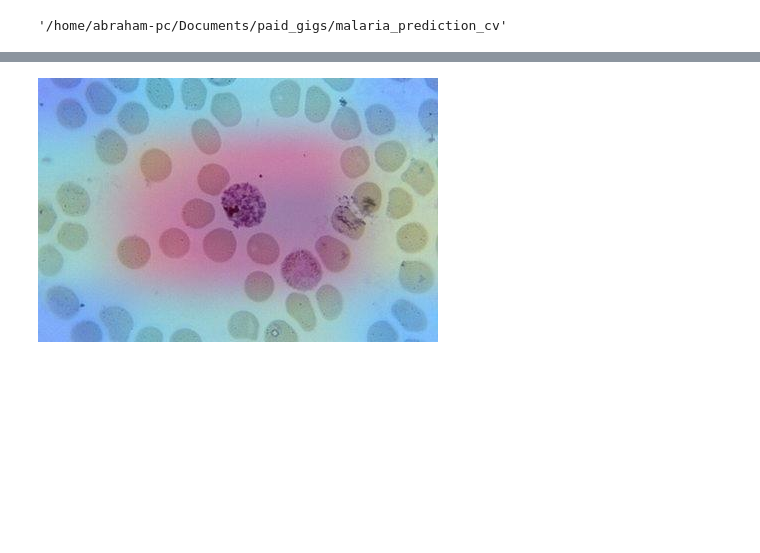
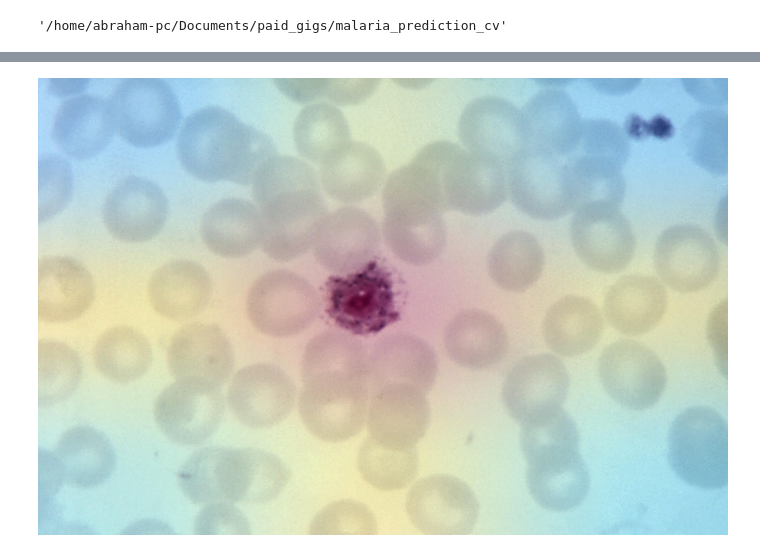
Before and after one commit to theabrahamaudu/malaria_detection_cv, a Jupyter notebook: notebooks/grad_cam_exp.ipynb, the cells around one changed output, grey strips where cells are left out. Saved outputs shown, nothing was run; the diff lists cells and outputs as text; code cells hidden in the pictures; blank space fills up the shorter version.

Commit message:
Added grad-cam heatmaps

```diff
--- a/notebooks/grad_cam_exp.ipynb
+++ b/notebooks/grad_cam_exp.ipynb
@@ -51,5 +59,6 @@ Memory growth enabled for all Physical GPUs
 # %%
-test_model_file = f'./models/checkpoints/DCA_SA_from_SE_on_VGG16'
+model_name = 'exp9_4_SA_512'
+test_model_file = f'./models/checkpoints/{model_name}'
 
 test_model = tf.keras.models.load_model(test_model_file, custom_objects={"f1_score": tfa.metrics.F1Score(num_classes=4)})
 test_model.summary()
@@ -116,6 +123,6 @@ mapping = dict(zip([index for index in range(4)], species))
 # %%
 # Prepare image
-idx = 27
+idx = 2
 img_array = transform_data(X_test)
 
 # Make model
@@ -130,10 +137,11 @@ actual = mapping[np.argmax(y_test[0])]
 print("Predicted:", mapping[np.argmax(preds[0])], "\n", "Actual:", actual)
 
 # Generate class activation heatmap
-last_conv_layer_name = "conv2d_2"
+last_conv_layer_name = "conv2d_1"
 heatmap = make_gradcam_heatmap(img_array, model, last_conv_layer_name)
 
 # Display heatmap
 plt.matshow(heatmap)
+plt.savefig(f"./models/grad_cam/cam_heatmap_{model_name}.jpg")
 plt.show()
 # %% [output]
@@ -144,35 +152,35 @@ Predicted: Vivax
 # %%
-def save_and_display_gradcam(img_path, heatmap, cam_path="./notebooks/cam.jpg", alpha=0.4):
+def save_and_display_gradcam(img_path, heatmap, cam_path=f"./models/grad_cam/cam_{model_name}.jpg", alpha=0.4):
     # Load the original image
     img = keras.utils.load_img(img_path)
     img = keras.utils.img_to_array(img)
 
     # Rescale heatmap to a range 0-255
     heatmap = np.uint8(255 * heatmap)
 
     # Use jet colormap to colorize heatmap
     jet = mpl.colormaps["jet"]
 
     # Use RGB values of the colormap
     jet_colors = jet(np.arange(256))[:, :3]
     jet_heatmap = jet_colors[heatmap]
 
     # Create an image with RGB colorized heatmap
     jet_heatmap = keras.utils.array_to_img(jet_heatmap)
     jet_heatmap = jet_heatmap.resize((img.shape[1], img.shape[0]))
     jet_heatmap = keras.utils.img_to_array(jet_heatmap)
 
     # Superimpose the heatmap on original image
     superimposed_img = jet_heatmap * alpha + img
     superimposed_img = keras.utils.array_to_img(superimposed_img)
 
     # Save the superimposed image
     superimposed_img.save(cam_path)
 
     # Display Grad CAM
     display(Image(cam_path))
 
 img_path = test_df['image'].iloc[idx]
 save_and_display_gradcam(img_path, heatmap)
 # %% [output]
-[figure, old version]
+[figure, new version]
```
Also changed, not shown: parts of 5 cells of this notebook, 19 other files.
